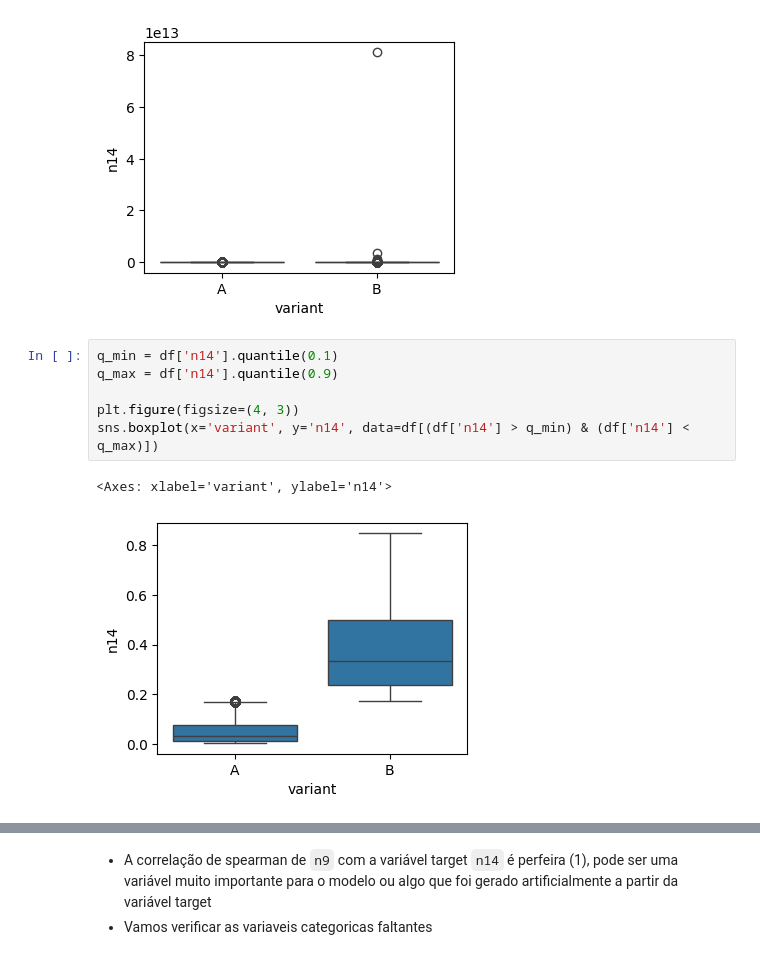
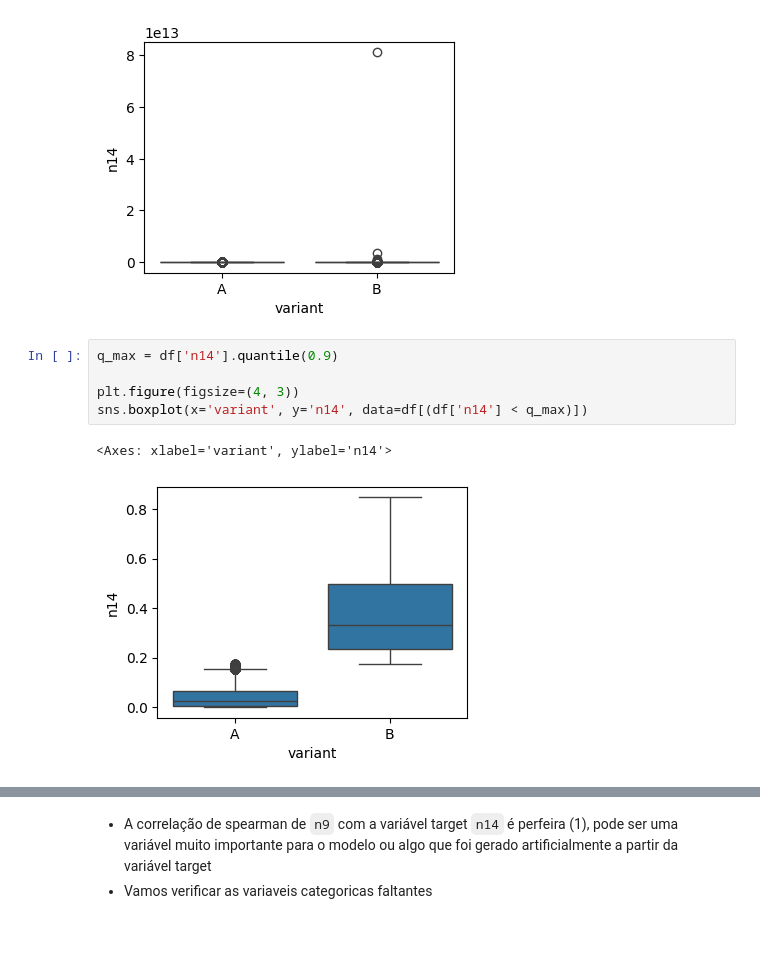
Before and after one commit to oihugu/Case-Hotmart, a Jupyter notebook: main.ipynb, the cells around one changed output, grey strips where cells are left out. Saved outputs shown, nothing was run; the diff lists cells and outputs as text.

```diff
--- a/main.ipynb
+++ b/main.ipynb
@@ -80,13 +99,12 @@ sns.boxplot(x='variant', y='n14', data=df)
 <Axes: xlabel='variant', ylabel='n14'>
 [figure]
 # %%
-q_min = df['n14'].quantile(0.1)
 q_max = df['n14'].quantile(0.9)
 
 plt.figure(figsize=(4, 3))
-sns.boxplot(x='variant', y='n14', data=df[(df['n14'] > q_min) & (df['n14'] < q_max)])
+sns.boxplot(x='variant', y='n14', data=df[(df['n14'] < q_max)])
 # %% [output]
 <Axes: xlabel='variant', ylabel='n14'>
-[figure, old version]
+[figure, new version]
 # %%
 plt.figure(figsize=(4, 3))
```
Also changed, not shown: parts of 36 cells of this notebook, 2 other files.
